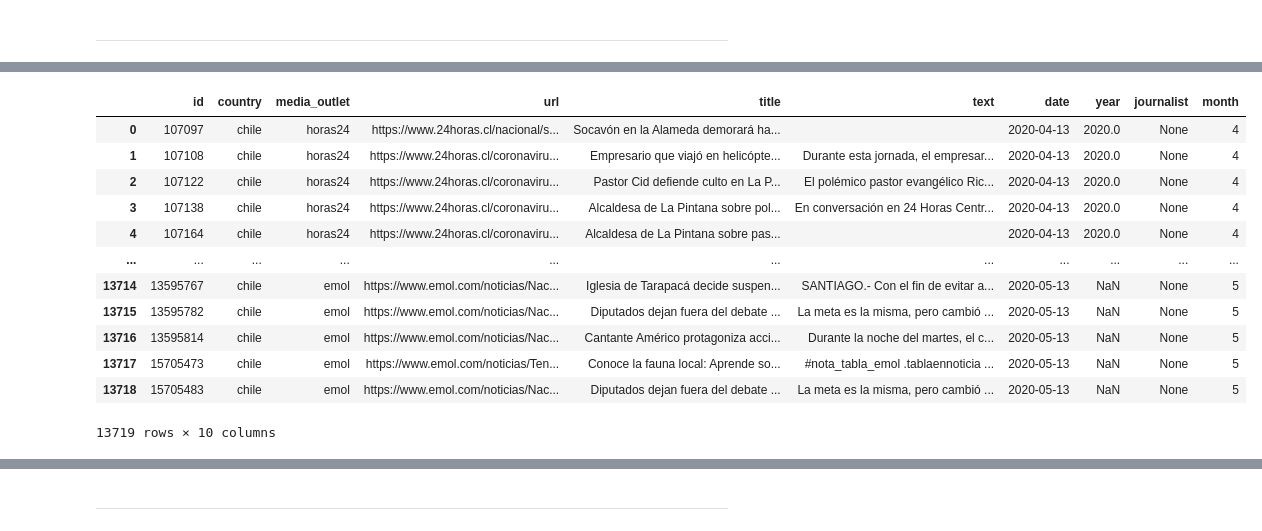
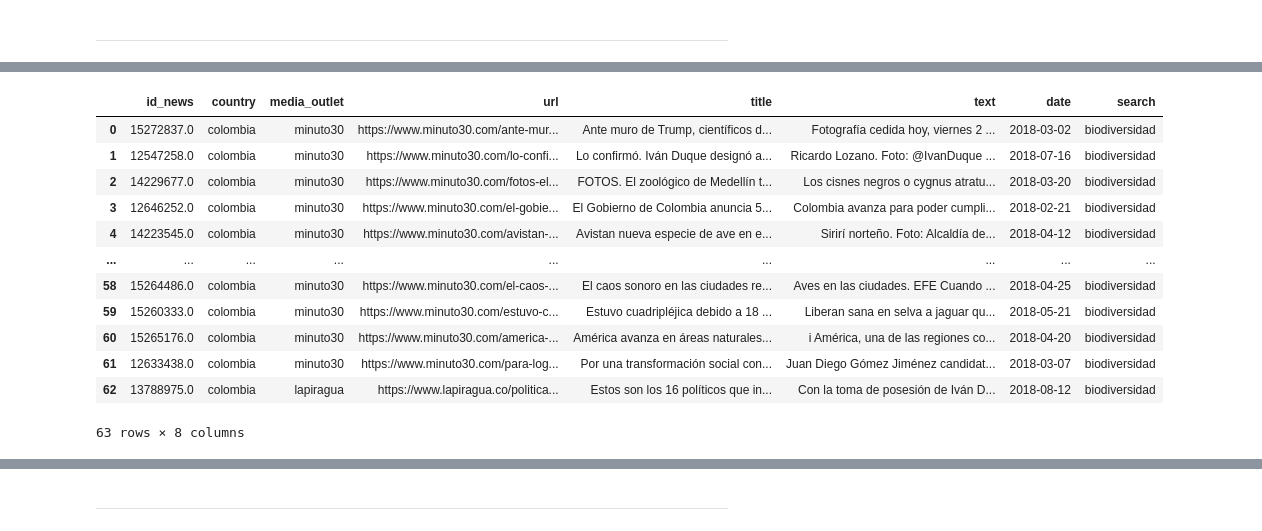
Before and after one commit to TeamSophia2/pySophia2, a Jupyter notebook: Example_notebook.ipynb, the cells around one changed output, grey strips where cells are left out. Cells and saved outputs as stored; diff of their text form; code cells hidden in the pictures.

```diff
--- a/Example_notebook.ipynb
+++ b/Example_notebook.ipynb
@@ -326,0 +330,3 @@ dataset = db.dataset_by_country('chile','2020-04-13','2020-05-13')
+# %%
+%%time
+df=db.get_dataset(keywords="biodiversidad", country= "colombia", _from= "2018-01-01", _to="2019-01-01")
@@ -327,16 +336,16 @@ dataset = db.dataset_by_country('chile','2020-04-13','2020-05-13')
 # %%
-dataset
+df
 # %% [output]
-|  | id | country | media_outlet | url | title | text | date | year | journalist | month |
-| 0 | 107097 | chile | horas24 | https://www.24horas.cl/nacional/s... | Socavón en la Alameda demorará ha... |  | 2020-04-13 | 2020.0 | None | 4 |
-| 1 | 107108 | chile | horas24 | https://www.24horas.cl/coronaviru... | Empresario que viajó en helicópte... | Durante esta jornada, el empresar... | 2020-04-13 | 2020.0 | None | 4 |
-| 2 | 107122 | chile | horas24 | https://www.24horas.cl/coronaviru... | Pastor Cid defiende culto en La P... | El polémico pastor evangélico Ric... | 2020-04-13 | 2020.0 | None | 4 |
-| 3 | 107138 | chile | horas24 | https://www.24horas.cl/coronaviru... | Alcaldesa de La Pintana sobre pol... | En conversación en 24 Horas Centr... | 2020-04-13 | 2020.0 | None | 4 |
-| 4 | 107164 | chile | horas24 | https://www.24horas.cl/coronaviru... | Alcaldesa de La Pintana sobre pas... |  | 2020-04-13 | 2020.0 | None | 4 |
-| ... | ... | ... | ... | ... | ... | ... | ... | ... | ... | ... |
-| 13714 | 13595767 | chile | emol | https://www.emol.com/noticias/Nac... | Iglesia de Tarapacá decide suspen... | SANTIAGO.- Con el fin de evitar a... | 2020-05-13 | NaN | None | 5 |
-| 13715 | 13595782 | chile | emol | https://www.emol.com/noticias/Nac... | Diputados dejan fuera del debate ... | La meta es la misma, pero cambió ... | 2020-05-13 | NaN | None | 5 |
-| 13716 | 13595814 | chile | emol | https://www.emol.com/noticias/Nac... | Cantante Américo protagoniza acci... | Durante la noche del martes, el c... | 2020-05-13 | NaN | None | 5 |
-| 13717 | 15705473 | chile | emol | https://www.emol.com/noticias/Ten... | Conoce la fauna local: Aprende so... | #nota_tabla_emol .tablaennoticia ... | 2020-05-13 | NaN | None | 5 |
-| 13718 | 15705483 | chile | emol | https://www.emol.com/noticias/Nac... | Diputados dejan fuera del debate ... | La meta es la misma, pero cambió ... | 2020-05-13 | NaN | None | 5 |
+|  | id_news | country | media_outlet | url | title | text | date | search |
+| 0 | 15272837.0 | colombia | minuto30 | https://www.minuto30.com/ante-mur... | Ante muro de Trump, científicos d... | Fotografía cedida hoy, viernes 2 ... | 2018-03-02 | biodiversidad |
+| 1 | 12547258.0 | colombia | minuto30 | https://www.minuto30.com/lo-confi... | Lo confirmó. Iván Duque designó a... | Ricardo Lozano. Foto: @IvanDuque ... | 2018-07-16 | biodiversidad |
+| 2 | 14229677.0 | colombia | minuto30 | https://www.minuto30.com/fotos-el... | FOTOS. El zoológico de Medellín t... | Los cisnes negros o cygnus atratu... | 2018-03-20 | biodiversidad |
+| 3 | 12646252.0 | colombia | minuto30 | https://www.minuto30.com/el-gobie... | El Gobierno de Colombia anuncia 5... | Colombia avanza para poder cumpli... | 2018-02-21 | biodiversidad |
+| 4 | 14223545.0 | colombia | minuto30 | https://www.minuto30.com/avistan-... | Avistan nueva especie de ave en e... | Sirirí norteño. Foto: Alcaldía de... | 2018-04-12 | biodiversidad |
+| ... | ... | ... | ... | ... | ... | ... | ... | ... |
+| 58 | 15264486.0 | colombia | minuto30 | https://www.minuto30.com/el-caos-... | El caos sonoro en las ciudades re... | Aves en las ciudades. EFE Cuando ... | 2018-04-25 | biodiversidad |
+| 59 | 15260333.0 | colombia | minuto30 | https://www.minuto30.com/estuvo-c... | Estuvo cuadripléjica debido a 18 ... | Liberan sana en selva a jaguar qu... | 2018-05-21 | biodiversidad |
+| 60 | 15265176.0 | colombia | minuto30 | https://www.minuto30.com/america-... | América avanza en áreas naturales... | i América, una de las regiones co... | 2018-04-20 | biodiversidad |
+| 61 | 12633438.0 | colombia | minuto30 | https://www.minuto30.com/para-log... | Por una transformación social con... | Juan Diego Gómez Jiménez candidat... | 2018-03-07 | biodiversidad |
+| 62 | 13788975.0 | colombia | lapiragua | https://www.lapiragua.co/politica... | Estos son los 16 políticos que in... | Con la toma de posesión de Iván D... | 2018-08-12 | biodiversidad |
-13719 rows × 10 columns
+63 rows × 8 columns
```
Also changed, not shown: parts of 75 cells of this notebook, 7 other files.
